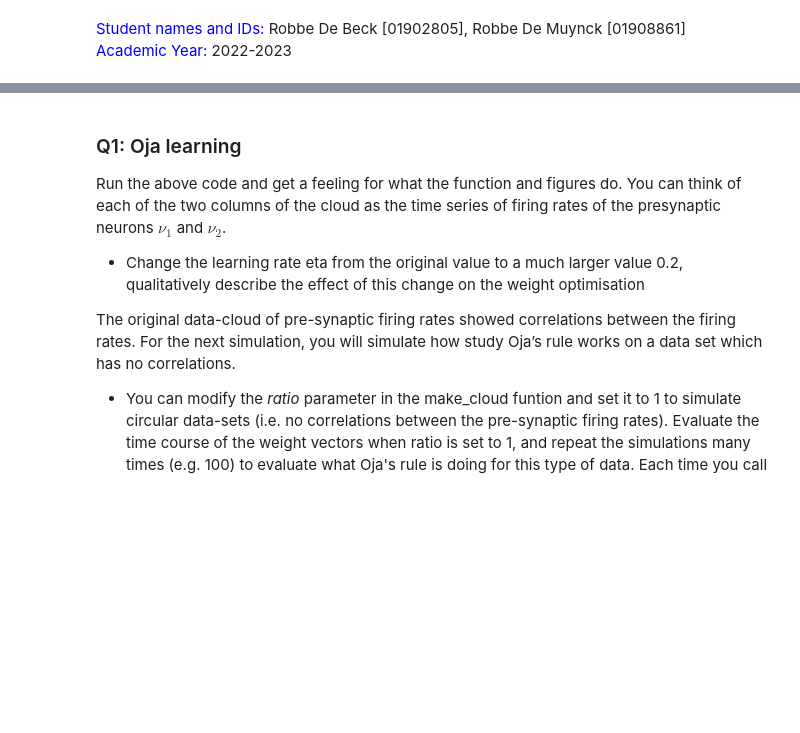
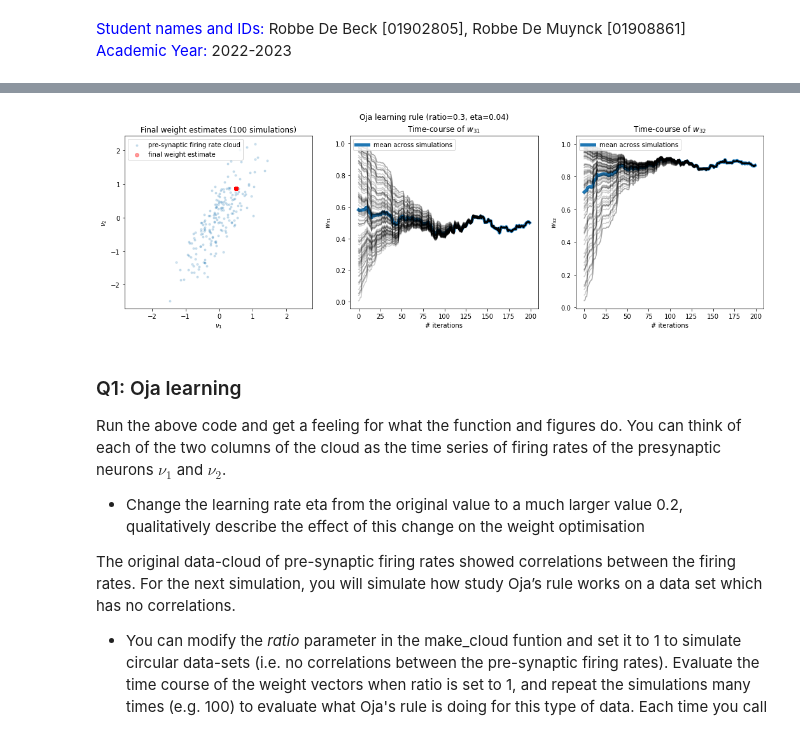
Before and after one commit to RobbeDeMuynck/CN_practicals, a Jupyter notebook: Module 4/Ex1_Oja/Module4_Oja_Group7.ipynb, the cells around one changed output, grey strips where cells are left out. Cells and saved outputs as stored; diff of their text form; code cells hidden in the pictures; blank space fills up the shorter version.

```diff
--- a/Module 4/Ex1_Oja/Module4_Oja_Group7.ipynb
+++ b/Module 4/Ex1_Oja/Module4_Oja_Group7.ipynb
@@ -75,3 +80,52 @@ The final weight vector w is: (0.481,0.878)
+# %%
+def simul_100(ratio=0.3, eta=0.04, init_angle=None, n_iter=100, seed=211):
+    # Generate pre-synaptic firing rates cloud
+    np.random.seed(seed)
+    cloud = oja.make_cloud(n=200, ratio=ratio, angle=60)
+    wcourses = np.zeros((n_iter, 200, 2))
+
+    # Apply Oja's learning rule --> repeat simulations 100 times
+    for i in range(n_iter):
+        # initial_angle set to None, to visualize Oja learning strategy (random starting point)
+        if init_angle is None:
+            angle = np.random.rand() * 90 # limit to positive weights
+        else:
+            angle = init_angle
+        wcourse, out = oja.learn(cloud, initial_angle=angle, eta=eta)
+        wcourses[i] = wcourse
+
+    # Construct plots: Oja's learning rule (synaptic weight evolution)
+    fig, axs = plt.subplots(1, 3, figsize=(18, 5))
+
+    axs[0].scatter(cloud[:, 0], cloud[:, 1],
+                marker=".", alpha=.2, label="pre-synaptic firing rate cloud")
+    axs[0].scatter(wcourses[:, -1, 0], wcourses[:, -1, 1],
+                c="r", marker=".", alpha=0.4, s=125, label="final weight estimate")
+    axs[1].plot(wcourses[:, :, 0].mean(axis=0), lw=5, label='mean across simulations')
+    axs[2].plot(wcourses[:, :, 1].mean(axis=0), lw=5, label='mean across simulations')
+    for wcourse in wcourses:
+        axs[1].plot(wcourse[:, 0], "k", alpha=0.2)
+        axs[2].plot(wcourse[:, 1], "k", alpha=0.2)
+
+    fig.suptitle(f'Oja learning rule (ratio={ratio}, eta={eta})')
+    axs[0].set_title(f"Final weight estimates ({n_iter} simulations)")
+    axs[0].axis('equal')
+    axs[0].set_xlabel(r"$\nu_1$")
+    axs[0].set_ylabel(r"$\nu_2$")
+    axs[0].legend(loc='upper left')
+    axs[1].set_title("Time-course of $w_{31}$")
+    axs[1].set_xlabel("# iterations")
+    axs[1].set_ylabel("$w_{31}$")
+    axs[1].legend(loc='upper left')
+    axs[2].set_title("Time-course of $w_{32}$")
+    axs[2].set_xlabel("# iterations")
+    axs[2].set_ylabel("$w_{32}$")
+    axs[2].legend(loc='upper left')
+    plt.show()
+
+simul_100(ratio=0.3, eta=0.04)
+# %% [output]
+[figure, added]
 # %% [markdown]
 ### Q1: Oja learning <a id="Q1"></a>
 
```
Also changed, not shown: parts of 7 cells of this notebook.
